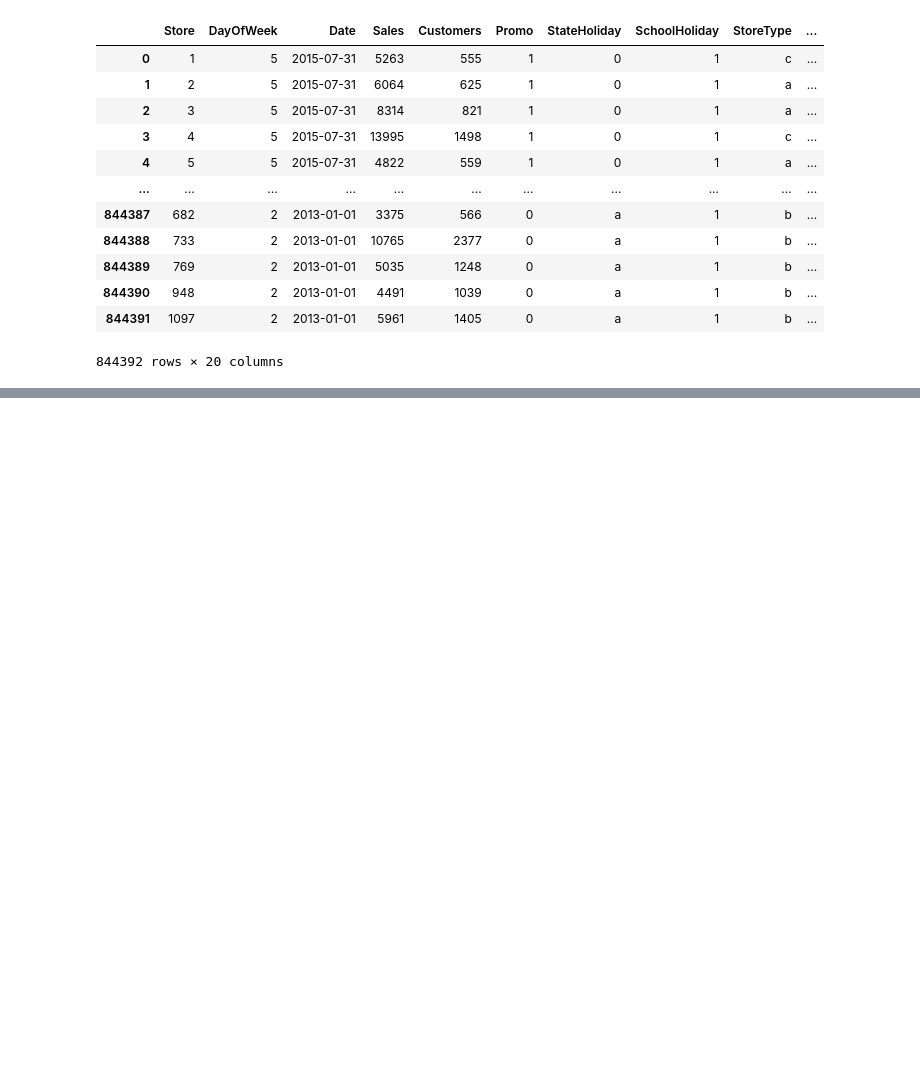
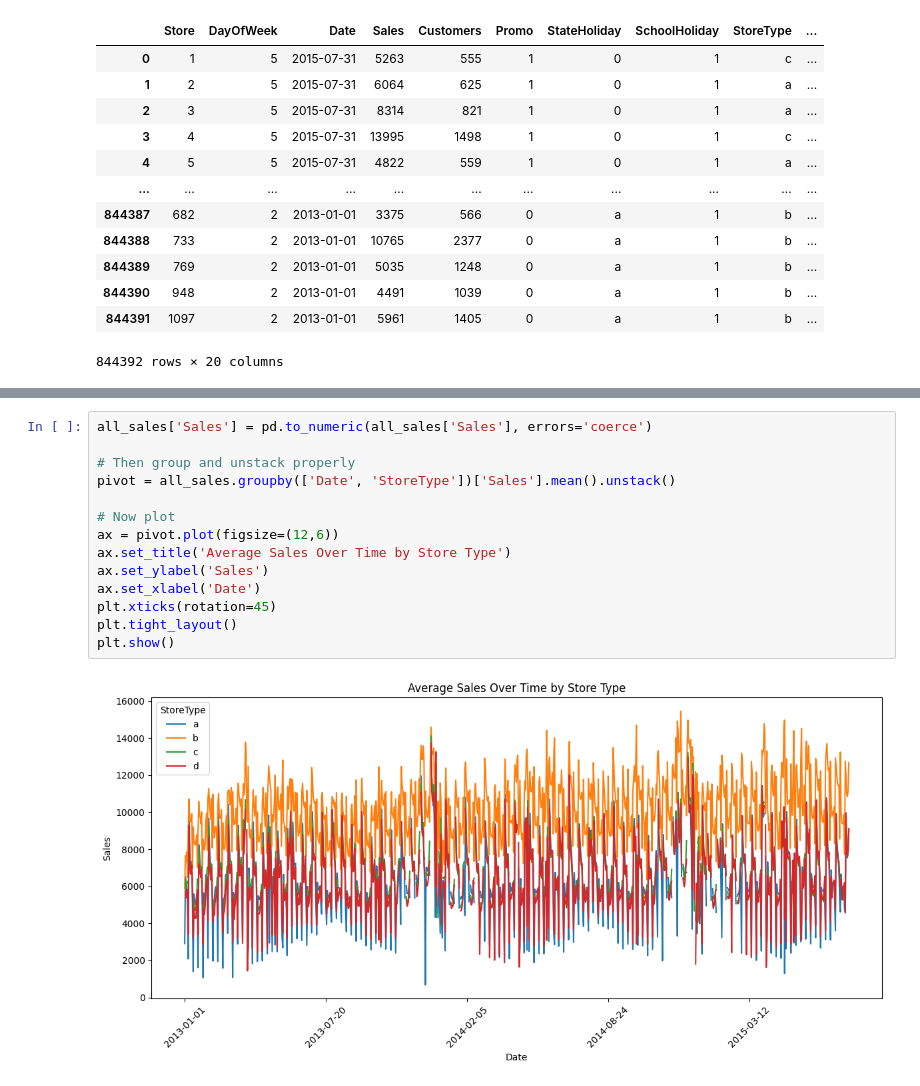
Before and after one commit to Briankipkemboi78/datascience, a Jupyter notebook: Future Sales/sales.ipynb, the cells around one changed output, grey strips where cells are left out. Cells and saved outputs as stored; diff of their text form; blank space fills up the shorter version.

```diff
--- a/Future Sales/sales.ipynb
+++ b/Future Sales/sales.ipynb
@@ -326,0 +354,16 @@ all_sales
+# %%
+all_sales['Sales'] = pd.to_numeric(all_sales['Sales'], errors='coerce')
+
+# Then group and unstack properly
+pivot = all_sales.groupby(['Date', 'StoreType'])['Sales'].mean().unstack()
+
+# Now plot
+ax = pivot.plot(figsize=(12,6))
+ax.set_title('Average Sales Over Time by Store Type')
+ax.set_ylabel('Sales')
+ax.set_xlabel('Date')
+plt.xticks(rotation=45)
+plt.tight_layout()
+plt.show()
+# %% [output]
+[figure, added]
```
Also changed, not shown: parts of 21 cells of this notebook.
